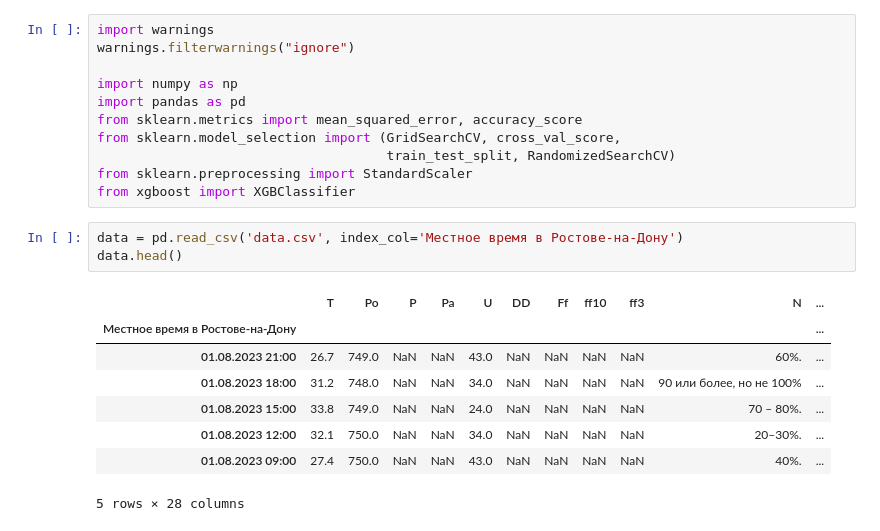
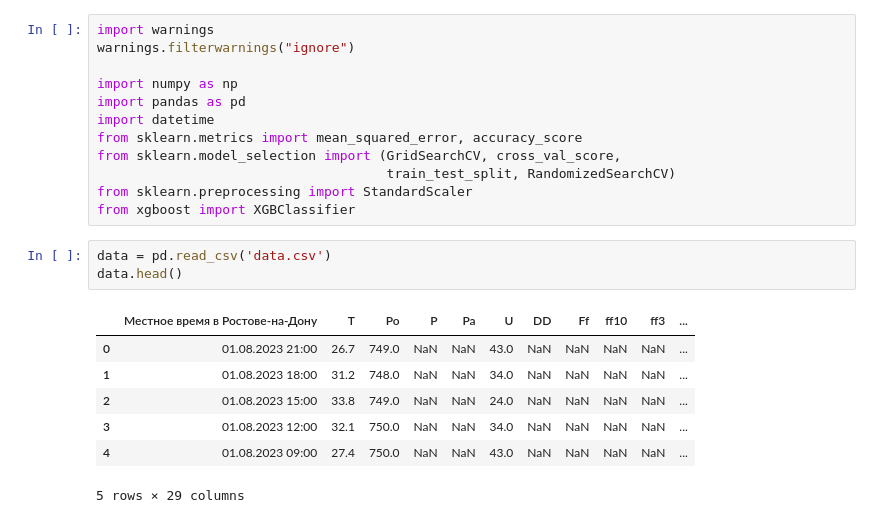
Before and after one commit to daniil-dushenev/wheather_predict, a Jupyter notebook: main.ipynb, the cells around one changed output. Saved outputs shown, nothing was run; the diff lists cells and outputs as text.

```diff
--- a/main.ipynb
+++ b/main.ipynb
@@ -4,20 +4,20 @@ warnings.filterwarnings("ignore")
 
 import numpy as np
 import pandas as pd
+import datetime
 from sklearn.metrics import mean_squared_error, accuracy_score
 from sklearn.model_selection import (GridSearchCV, cross_val_score,
                                      train_test_split, RandomizedSearchCV)
 from sklearn.preprocessing import StandardScaler
 from xgboost import XGBClassifier
 # %%
-data = pd.read_csv('data.csv', index_col='Местное время в Ростове-на-Дону')
+data = pd.read_csv('data.csv')
 data.head()
 # %% [output]
-|  | T | Po | P | Pa | U | DD | Ff | ff10 | ff3 | N | ... |
-| Местное время в Ростове-на-Дону |  |  |  |  |  |  |  |  |  |  | ... |
-| 01.08.2023 21:00 | 26.7 | 749.0 | NaN | NaN | 43.0 | NaN | NaN | NaN | NaN | 60%. | ... |
-| 01.08.2023 18:00 | 31.2 | 748.0 | NaN | NaN | 34.0 | NaN | NaN | NaN | NaN | 90 или более, но не 100% | ... |
-| 01.08.2023 15:00 | 33.8 | 749.0 | NaN | NaN | 24.0 | NaN | NaN | NaN | NaN | 70 – 80%. | ... |
-| 01.08.2023 12:00 | 32.1 | 750.0 | NaN | NaN | 34.0 | NaN | NaN | NaN | NaN | 20–30%. | ... |
-| 01.08.2023 09:00 | 27.4 | 750.0 | NaN | NaN | 43.0 | NaN | NaN | NaN | NaN | 40%. | ... |
+|  | Местное время в Ростове-на-Дону | T | Po | P | Pa | U | DD | Ff | ff10 | ff3 | ... |
+| 0 | 01.08.2023 21:00 | 26.7 | 749.0 | NaN | NaN | 43.0 | NaN | NaN | NaN | NaN | ... |
+| 1 | 01.08.2023 18:00 | 31.2 | 748.0 | NaN | NaN | 34.0 | NaN | NaN | NaN | NaN | ... |
+| 2 | 01.08.2023 15:00 | 33.8 | 749.0 | NaN | NaN | 24.0 | NaN | NaN | NaN | NaN | ... |
+| 3 | 01.08.2023 12:00 | 32.1 | 750.0 | NaN | NaN | 34.0 | NaN | NaN | NaN | NaN | ... |
+| 4 | 01.08.2023 09:00 | 27.4 | 750.0 | NaN | NaN | 43.0 | NaN | NaN | NaN | NaN | ... |
-5 rows × 28 columns
+5 rows × 29 columns
```
Also changed, not shown: parts of 14 cells of this notebook.
